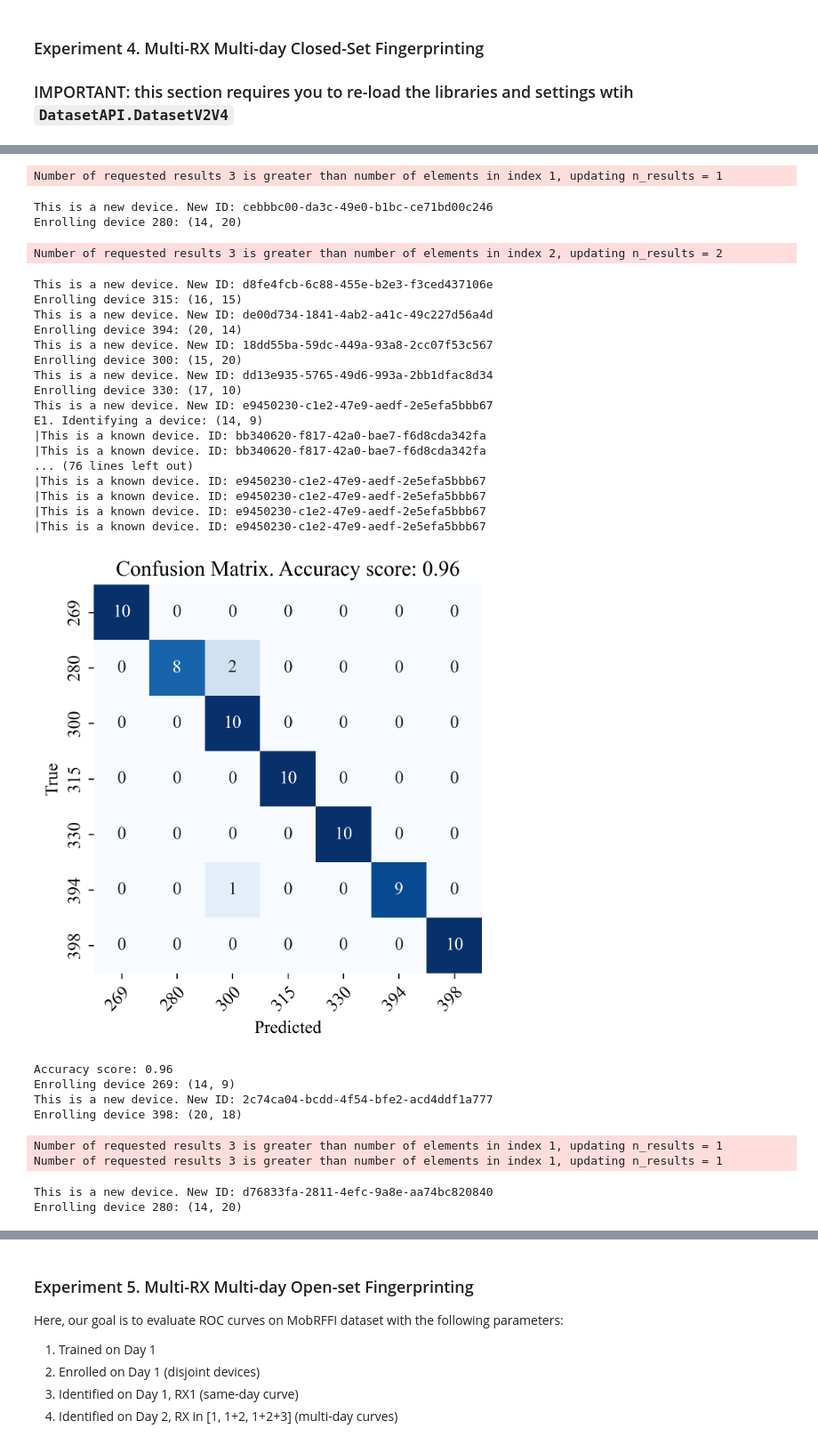
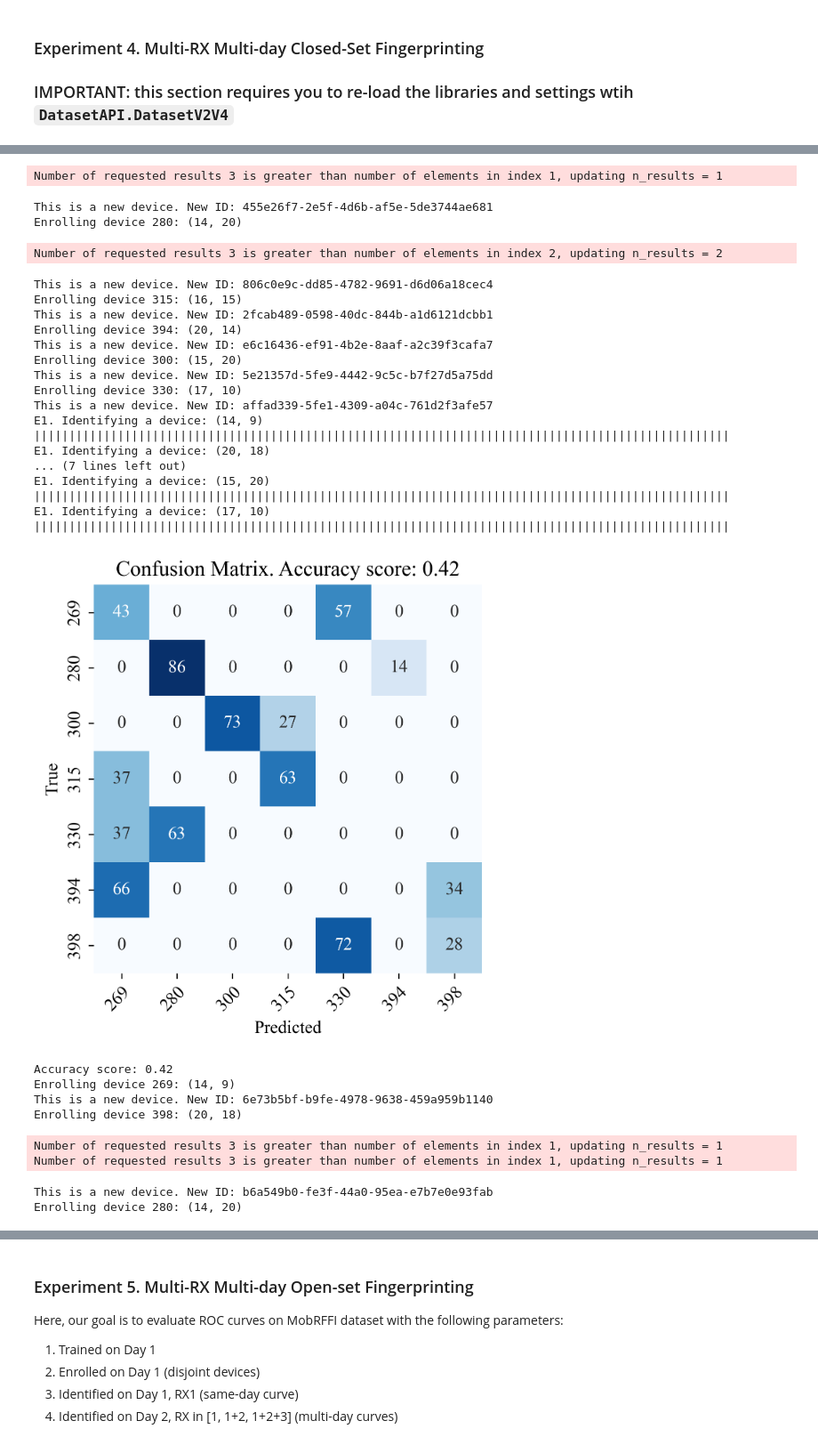
Before and after one commit to C2A2-at-Florida-Atlantic-University/AODT_RFFI, a Jupyter notebook: fingerprinting/mobrffi_extractor_demo.ipynb, the cells around one changed output, grey strips where cells are left out. Shown at 89% size. Drawn from its saved outputs; the diff is of its cells as text; code cells hidden in the pictures.

```diff
--- a/fingerprinting/mobrffi_extractor_demo.ipynb
+++ b/fingerprinting/mobrffi_extractor_demo.ipynb
@@ -43,9 +45,9 @@ For this project, we captured two separate datasets in the Orbit testbed facilit
 
 Select which one you'd like to use for this experiment, and all the configurations will be adjusted accordingly ()
 # %%
-# DATASET_NAME = DatasetAPI.DATASET_V2 # also called Day 1
+DATASET_NAME = DatasetAPI.DATASET_V2 # also called Day 1
 # DATASET_NAME = DatasetAPI.DATASET_V4 # also called Day 2
-DATASET_NAME = DatasetAPI.DATASET_V2V4
+# DATASET_NAME = DatasetAPI.DATASET_V2V4
 # %% [markdown]
 ### Let's configure the system
 
@@ -81,10 +83,11 @@ AUG_CONFIG = {
 
 MODEL_CONFIG = {
     'batch_size':        32,
-    'loss_type':         'triplet_loss', 'loss_num_neg': 1,
-    # 'loss_type':         'quadruplet_loss', 'loss_num_neg': 2,
+    'loss_type':         'triplet_loss',
+    # 'loss_type':         'quadruplet_loss',
     'npair_type':        'samedev',
-    'alpha':             1.1,
+    # 'alpha':             1.1,
+    'alpha': 0.5,
     'patience':          10,
     'fp_len':            512,
     'row':               80,
@@ -436,7 +463,7 @@ ch_ind = True
 loss_function = 'triplet_loss'
 loss_alpha = 1.1
 day_enroll_i = 0
-day_identify_i = 3
+day_identify_i = 1
 augment_multiplier=2
 disjoint_node_ids = [269, 398, 280, 315, 394, 300, 330]
 
@@ -455,10 +482,10 @@ for rx_nodes_max in range(1, 4):
 
     # 2. Let's evaluate closed-set multi-rx performance
     accuracy = eval_api.evaluate_closed_set_multirx(rx_ids = rx_nodes,
-        epoch_idx_enroll = 0, epochs_idx_identify = 1,
+        epoch_idx_enroll = day_enroll_i, epochs_idx_identify = day_identify_i,
         enroll_device_idx = disjoint_node_ids,
         identify_device_idx = disjoint_node_ids,
-        frame_count_enroll = 10, frame_count_identify = 10,
+        frame_count_enroll = 50, frame_count_identify = 100,
         enroll_threshold = 0, identify_threshold = 100,
         fig_path = os.path.join(ROOT_DIRECTORY, 'multirx_closed_set.eps'))
 
@@ -469,33 +496,33 @@ This is a new device. New ID: bb340620-f817-42a0-bae7-f6d8cda342fa
 Enrolling device 398: (20, 18)
 Number of requested results 3 is greater than number of elements in index 1, updating n_results = 1
-This is a new device. New ID: cebbbc00-da3c-49e0-b1bc-ce71bd00c246
+This is a new device. New ID: 455e26f7-2e5f-4d6b-af5e-5de3744ae681
 Enrolling device 280: (14, 20)
 Number of requested results 3 is greater than number of elements in index 2, updating n_results = 2
-This is a new device. New ID: d8fe4fcb-6c88-455e-b2e3-f3ced437106e
+This is a new device. New ID: 806c0e9c-dd85-4782-9691-d6d06a18cec4
 Enrolling device 315: (16, 15)
-This is a new device. New ID: de00d734-1841-4ab2-a41c-49c227d56a4d
+This is a new device. New ID: 2fcab489-0598-40dc-844b-a1d6121dcbb1
 Enrolling device 394: (20, 14)
-This is a new device. New ID: 18dd55ba-59dc-449a-93a8-2cc07f53c567
+This is a new device. New ID: e6c16436-ef91-4b2e-8aaf-a2c39f3cafa7
 Enrolling device 300: (15, 20)
-This is a new device. New ID: dd13e935-5765-49d6-993a-2bb1dfac8d34
+This is a new device. New ID: 5e21357d-5fe9-4442-9c5c-b7f27d5a75dd
 Enrolling device 330: (17, 10)
-This is a new device. New ID: e9450230-c1e2-47e9-aedf-2e5efa5bbb67
+This is a new device. New ID: affad339-5fe1-4309-a04c-761d2f3afe57
 E1. Identifying a device: (14, 9)
-|This is a known device. ID: bb340620-f817-42a0-bae7-f6d8cda342fa
-|This is a known device. ID: bb340620-f817-42a0-bae7-f6d8cda342fa
-... (76 lines left out)
-|This is a known device. ID: e9450230-c1e2-47e9-aedf-2e5efa5bbb67
-|This is a known device. ID: e9450230-c1e2-47e9-aedf-2e5efa5bbb67
-|This is a known device. ID: e9450230-c1e2-47e9-aedf-2e5efa5bbb67
-|This is a known device. ID: e9450230-c1e2-47e9-aedf-2e5efa5bbb67
+||||||||||||||||||||||||||||||||||||||||||||||||||||||||||||||||||||||||||||||||||||||||||||||||||||
+E1. Identifying a device: (20, 18)
+... (7 lines left out)
+E1. Identifying a device: (15, 20)
+||||||||||||||||||||||||||||||||||||||||||||||||||||||||||||||||||||||||||||||||||||||||||||||||||||
+E1. Identifying a device: (17, 10)
+||||||||||||||||||||||||||||||||||||||||||||||||||||||||||||||||||||||||||||||||||||||||||||||||||||
-[figure, old version]
+[figure, new version]
-Accuracy score: 0.96
+Accuracy score: 0.42
 Enrolling device 269: (14, 9)
-This is a new device. New ID: 2c74ca04-bcdd-4f54-bfe2-acd4ddf1a777
+This is a new device. New ID: 6e73b5bf-b9fe-4978-9638-459a959b1140
 Enrolling device 398: (20, 18)
 Number of requested results 3 is greater than number of elements in index 1, updating n_results = 1
 Number of requested results 3 is greater than number of elements in index 1, updating n_results = 1
-This is a new device. New ID: d76833fa-2811-4efc-9a8e-aa74bc820840
+This is a new device. New ID: b6a549b0-fe3f-44a0-95ea-e7b7e0e93fab
 Enrolling device 280: (14, 20)
 Number of requested results 3 is greater than number of elements in index 2, updating n_results = 2
 Number of requested results 3 is greater than number of elements in index 2, updating n_results = 2
```
Also changed, not shown: parts of 7 cells of this notebook, 9 other files.
